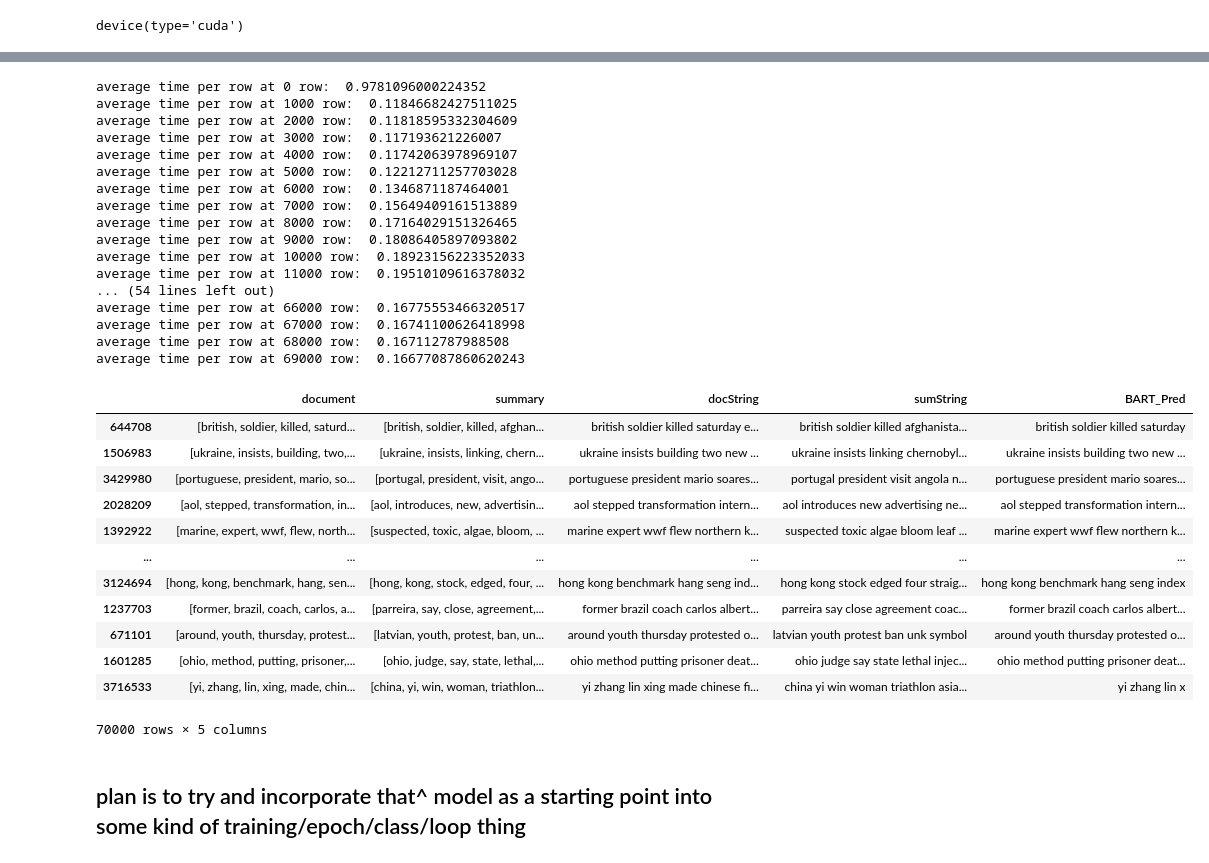
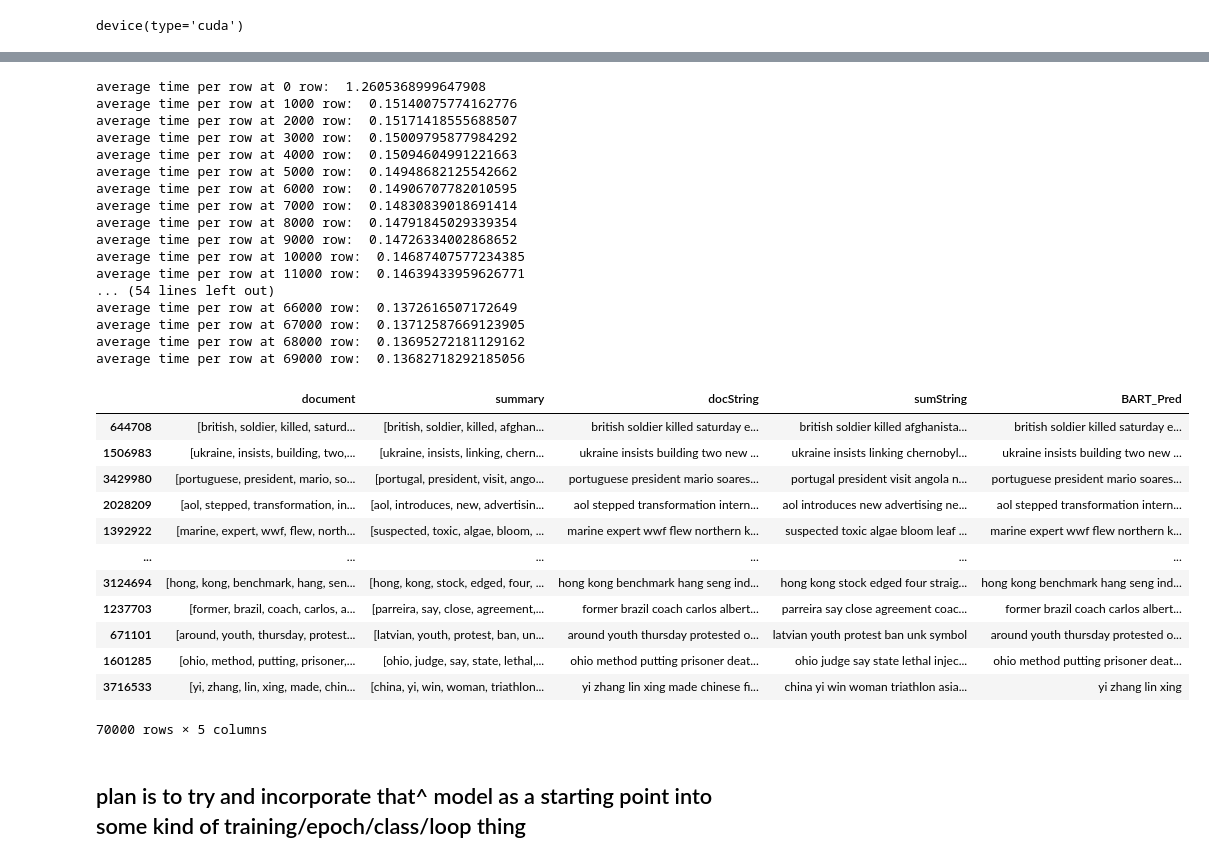
Before and after one commit to VMA6165/text_summarization, a Jupyter notebook: groupproject_model_baseline_new.ipynb, the cells around one changed output, grey strips where cells are left out. Cells and saved outputs as stored; diff of their text form; code cells hidden in the pictures.

```diff
--- a/groupproject_model_baseline_new.ipynb
+++ b/groupproject_model_baseline_new.ipynb
@@ -382,11 +382,11 @@ def runBart(df):
     for i in range(len(df)):
         start = time.perf_counter()
         doc = df.iloc[i]["docString"]
-        maxLen = int(len(doc) / 10)+1
+        maxLen = int(len(doc) / 10)+2
 
         # Transmitting the encoded inputs to the model.generate() function
         inputs = tokenizer.batch_encode_plus([doc],return_tensors='pt').to(device)
-        summary_ids =  model.generate(inputs['input_ids'], max_length=maxLen, min_length=0)
+        summary_ids =  model.generate(inputs['input_ids'], max_length=maxLen, min_length=1)
 
         # Decoding and printing the summary
         summary = tokenizer.decode(summary_ids[0], skip_special_tokens=True)
@@ -407,37 +407,38 @@ def runBart(df):
 # %%
 runBart(df_train_short)
 
+df_train_short.to_csv("./Data/BART_PRED.csv")
 df_train_short
 # %% [output]
-average time per row at 0 row:  0.9781096000224352
-average time per row at 1000 row:  0.11846682427511025
-average time per row at 2000 row:  0.11818595332304609
-average time per row at 3000 row:  0.117193621226007
-average time per row at 4000 row:  0.11742063978969107
-average time per row at 5000 row:  0.12212711257703028
-average time per row at 6000 row:  0.1346871187464001
-average time per row at 7000 row:  0.15649409161513889
-average time per row at 8000 row:  0.17164029151326465
-average time per row at 9000 row:  0.18086405897093802
-average time per row at 10000 row:  0.18923156223352033
-average time per row at 11000 row:  0.19510109616378032
+average time per row at 0 row:  1.2605368999647908
+average time per row at 1000 row:  0.15140075774162776
+average time per row at 2000 row:  0.15171418555688507
+average time per row at 3000 row:  0.15009795877984292
+average time per row at 4000 row:  0.15094604991221663
+average time per row at 5000 row:  0.14948682125542662
+average time per row at 6000 row:  0.14906707782010595
+average time per row at 7000 row:  0.14830839018691414
+average time per row at 8000 row:  0.14791845029339354
+average time per row at 9000 row:  0.14726334002868652
+average time per row at 10000 row:  0.14687407577234385
+average time per row at 11000 row:  0.14639433959626771
 ... (54 lines left out)
-average time per row at 66000 row:  0.16775553466320517
-average time per row at 67000 row:  0.16741100626418998
-average time per row at 68000 row:  0.167112787988508
-average time per row at 69000 row:  0.16677087860620243
+average time per row at 66000 row:  0.1372616507172649
+average time per row at 67000 row:  0.13712587669123905
+average time per row at 68000 row:  0.13695272181129162
+average time per row at 69000 row:  0.13682718292185056
 |  | document | summary | docString | sumString | BART_Pred |
-| 644708 | [british, soldier, killed, saturd... | [british, soldier, killed, afghan... | british soldier killed saturday e... | british soldier killed afghanista... | british soldier killed saturday |
+| 644708 | [british, soldier, killed, saturd... | [british, soldier, killed, afghan... | british soldier killed saturday e... | british soldier killed afghanista... | british soldier killed saturday e... |
 | 1506983 | [ukraine, insists, building, two,... | [ukraine, insists, linking, chern... | ukraine insists building two new ... | ukraine insists linking chernobyl... | ukraine insists building two new ... |
 | 3429980 | [portuguese, president, mario, so... | [portugal, president, visit, ango... | portuguese president mario soares... | portugal president visit angola n... | portuguese president mario soares... |
 | 2028209 | [aol, stepped, transformation, in... | [aol, introduces, new, advertisin... | aol stepped transformation intern... | aol introduces new advertising ne... | aol stepped transformation intern... |
 | 1392922 | [marine, expert, wwf, flew, north... | [suspected, toxic, algae, bloom, ... | marine expert wwf flew northern k... | suspected toxic algae bloom leaf ... | marine expert wwf flew northern k... |
 | ... | ... | ... | ... | ... | ... |
-| 3124694 | [hong, kong, benchmark, hang, sen... | [hong, kong, stock, edged, four, ... | hong kong benchmark hang seng ind... | hong kong stock edged four straig... | hong kong benchmark hang seng index |
+| 3124694 | [hong, kong, benchmark, hang, sen... | [hong, kong, stock, edged, four, ... | hong kong benchmark hang seng ind... | hong kong stock edged four straig... | hong kong benchmark hang seng ind... |
 | 1237703 | [former, brazil, coach, carlos, a... | [parreira, say, close, agreement,... | former brazil coach carlos albert... | parreira say close agreement coac... | former brazil coach carlos albert... |
 | 671101 | [around, youth, thursday, protest... | [latvian, youth, protest, ban, un... | around youth thursday protested o... | latvian youth protest ban unk symbol | around youth thursday protested o... |
 | 1601285 | [ohio, method, putting, prisoner,... | [ohio, judge, say, state, lethal,... | ohio method putting prisoner deat... | ohio judge say state lethal injec... | ohio method putting prisoner deat... |
-| 3716533 | [yi, zhang, lin, xing, made, chin... | [china, yi, win, woman, triathlon... | yi zhang lin xing made chinese fi... | china yi win woman triathlon asia... | yi zhang lin x |
+| 3716533 | [yi, zhang, lin, xing, made, chin... | [china, yi, win, woman, triathlon... | yi zhang lin xing made chinese fi... | china yi win woman triathlon asia... | yi zhang lin xing |
 70000 rows × 5 columns
 # %% [markdown]
 ## plan is to try and incorporate that^ model as a starting point into some kind of training/epoch/class/loop thing
```
Also changed, not shown: parts of 3 cells of this notebook, 1 other file.
